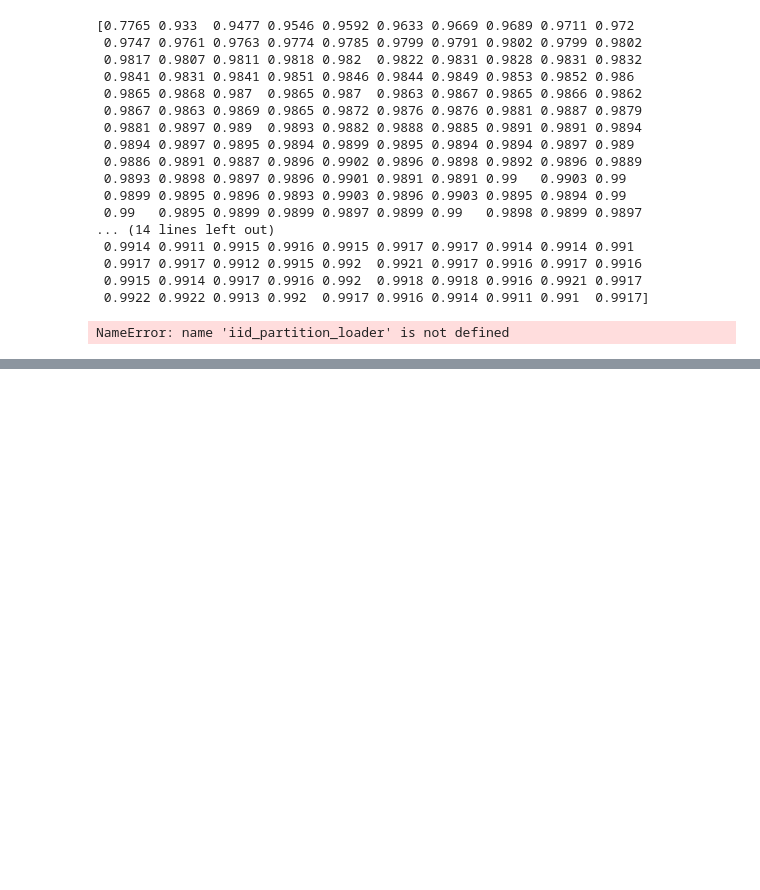
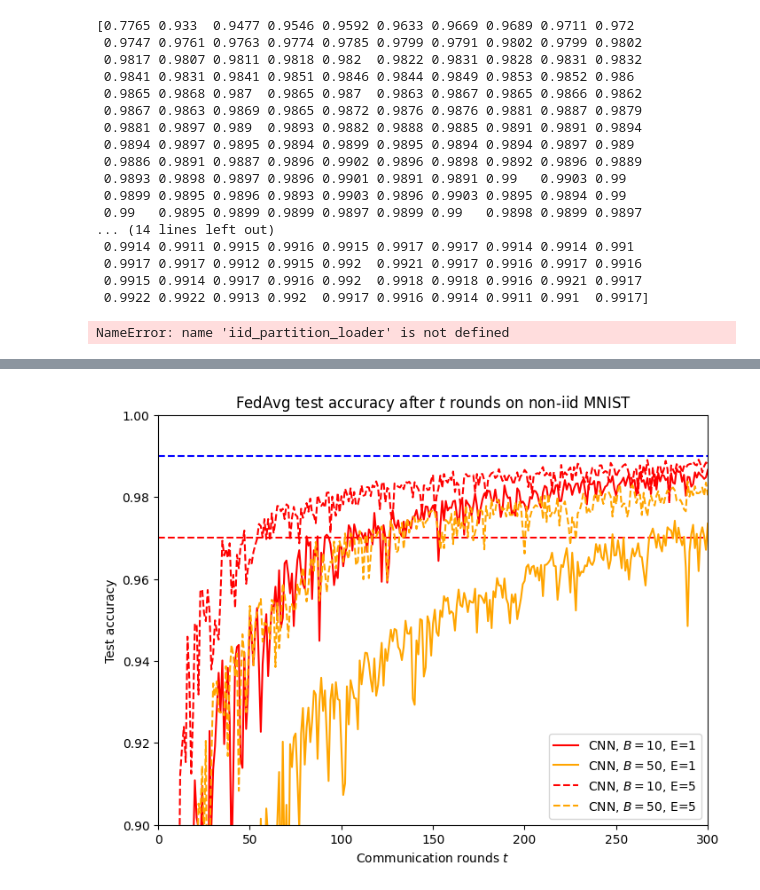
Before and after one commit to sangjun315/FedAvg-Pytorch, a Jupyter notebook: Fed_Avg3.ipynb, the cells around one changed output, grey strips where cells are left out. Cells and saved outputs as stored; diff of their text form; code cells hidden in the pictures; blank space fills up the shorter version.

```diff
--- a/Fed_Avg3.ipynb
+++ b/Fed_Avg3.ipynb
@@ -485,8 +516,8 @@ acc_cnn_iid_e5b10 = np.load('./acc_cnn_iid_e5b10.npy')
 acc_cnn_iid_e5b50 = np.load('./acc_cnn_iid_e5b50.npy')
 # %%
 #non iid
-acc_mlp_noniid_e1b10 = np.load('./acc_cnn_noniid_e1b10.npy')
-acc_mlp_noniid_e1b50 = np.load('./acc_cnn_noniid_e1b50.npy')
-acc_cnn_noniid_e5b10 = np.load('./acc_cnn_noniid_e5b10.npy)
+acc_cnn_noniid_e1b10 = np.load('./acc_cnn_noniid_e1b10.npy')
+acc_cnn_noniid_e1b50 = np.load('./acc_cnn_noniid_e1b50.npy')
+acc_cnn_noniid_e5b10 = np.load('./acc_cnn_noniid_e5b10.npy')
 acc_cnn_noniid_e5b50 = np.load('./acc_cnn_noniid_e5b50.npy')
 # %%
@@ -511,15 +554,30 @@ plt.show()
 # %%
+import numpy as np
+import matplotlib.pyplot as plt
+
+def moving_average(data, window_size=5):
+    """단순 이동평균 스무딩"""
+    return np.convolve(data, np.ones(window_size)/window_size, mode='same')
+
+# 스무딩 적용
+acc_mlp_noniid_e1b10_smooth = moving_average(acc_mlp_noniid_e1b10, window_size=5)
+acc_mlp_noniid_e1b50_smooth = moving_average(acc_mlp_noniid_e1b50, window_size=5)
+acc_cnn_noniid_e5b10_smooth = moving_average(acc_cnn_noniid_e5b10, window_size=5)
+acc_cnn_noniid_e5b50_smooth = moving_average(acc_cnn_noniid_e5b50, window_size=5)
+
 x = np.arange(1,301)
 plt.figure(figsize=(8,6))
 plt.title("FedAvg test accuracy after $t$ rounds on non-iid MNIST")
 plt.xlabel("Communication rounds $t$")
 plt.ylabel("Test accuracy")
 plt.axis([0, 300, 0.90, 1])
 plt.axhline(y=0.97, color='r', linestyle='dashed')
 plt.axhline(y=0.99, color='b', linestyle='dashed')
-plt.plot(x, acc_mlp_noniid_e1b10, label='CNN, $B=10$, E=1')
-plt.plot(x, acc_mlp_noniid_e1b50, label='CNN, $B=50$, E=1')
-plt.plot(x, acc_cnn_noniid_e5b10, label='CNN, $B=10$, E=5')
-plt.plot(x, acc_cnn_noniid_e5b50, label='CNN, $B=50$, E=5')
+plt.plot(x, acc_mlp_noniid_e1b10, label='CNN, $B=10$, E=1',color = 'red')
+plt.plot(x, acc_mlp_noniid_e1b50, label='CNN, $B=50$, E=1', color = 'orange')
+plt.plot(x, acc_cnn_noniid_e5b10, label='CNN, $B=10$, E=5',linestyle='dashed',color = 'red')
+plt.plot(x, acc_cnn_noniid_e5b50, label='CNN, $B=50$, E=5', linestyle='dashed',color = 'orange')
 plt.legend()
 plt.show()
+# %% [output]
+[figure, added]
```
Also changed, not shown: parts of 7 cells of this notebook.
